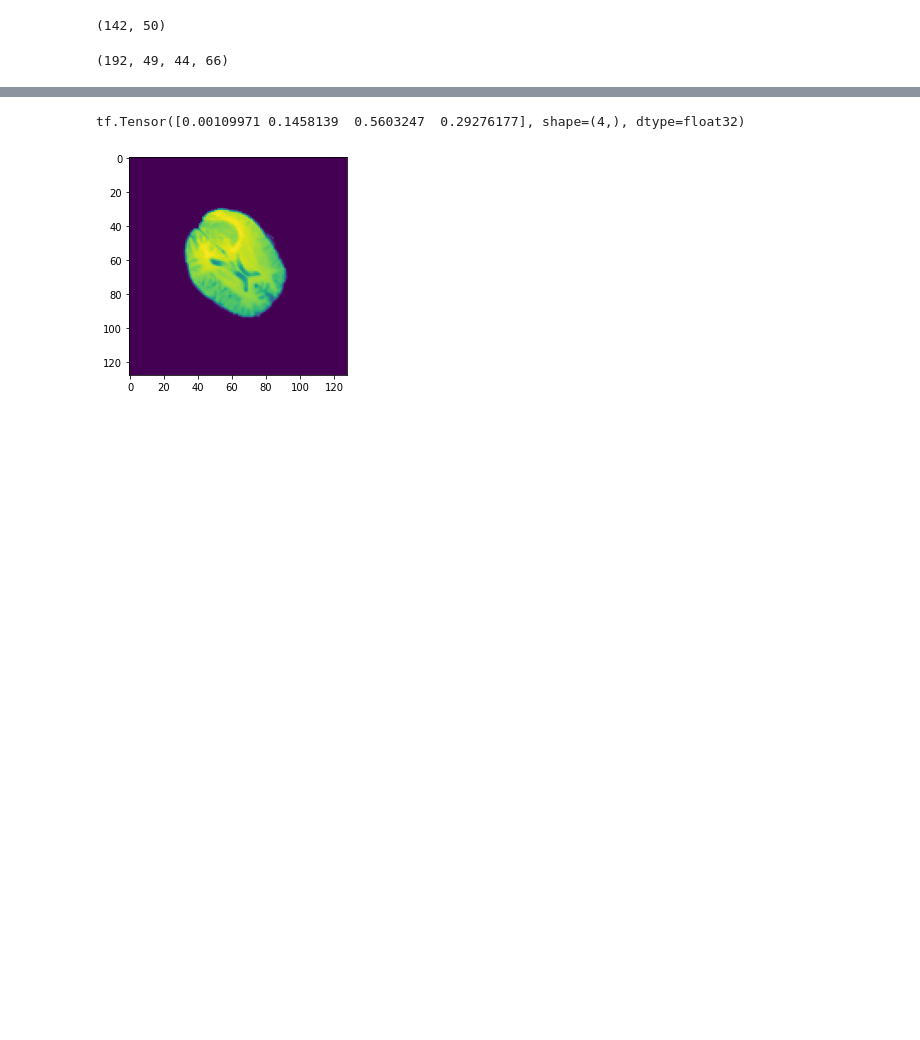
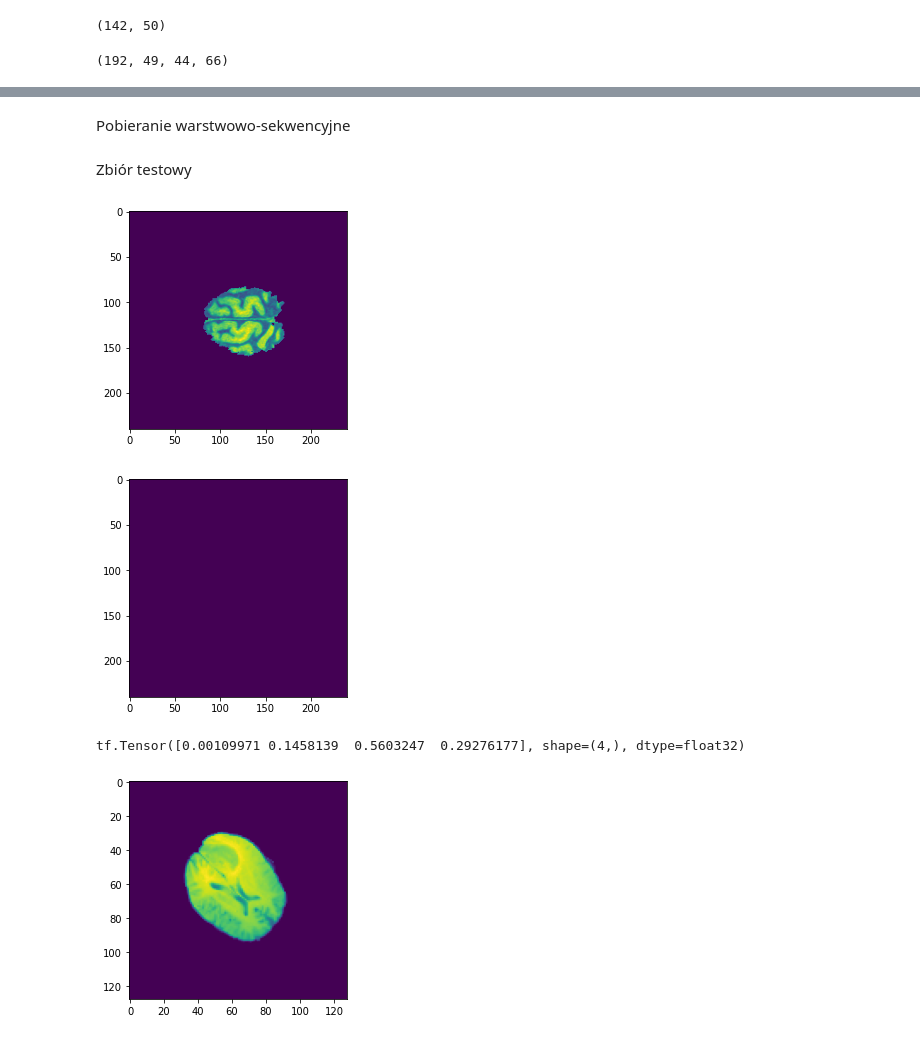
Before and after one commit to JakubSzczepanowski/BrainTumorSegmentation, a Jupyter notebook: main.ipynb, the cells around one changed output, grey strips where cells are left out. Drawn from its saved outputs; the diff is of its cells as text; code cells hidden in the pictures; blank space fills up the shorter version.

```diff
--- a/main.ipynb
+++ b/main.ipynb
@@ -60,3 +77,59 @@ val_dataset = tf.data.Dataset.from_generator(dataloader.build_data_generator, ou
+# %%
+for elem in train_dataset.take(1):
+    for i in range(0, BATCH_SIZE, 2):
+        plt.imshow(elem[0][i, :, :, 0])
+        plt.show()
+        plt.imshow(elem[1][i, :, :, 1])
+        plt.show()
+# %% [markdown]
+Pobieranie warstwowo-sekwencyjne
+# %%
+train_dataset = tf.data.Dataset.from_generator(dataloader.build_data_generator, output_signature=(
+    tf.TensorSpec(shape=(BATCH_SIZE, dataloader.IMAGE_SIZE, dataloader.IMAGE_SIZE, dataloader.CHANNELS), dtype=X_DTYPE),
+    tf.TensorSpec(shape=(BATCH_SIZE, dataloader.IMAGE_SIZE, dataloader.IMAGE_SIZE, NUM_CLASSES), dtype=Y_DTYPE)
+), args=[train_brains, MAX_VALUE, BATCH_SIZE, BRAIN_SLICES, False, False, False, 22, hgg_train_size, lgg_train_size])
+# %%
+for elem in train_dataset.take(1):
+    for i in range(BATCH_SIZE):
+        plt.imshow(elem[0][i, :, :, 0])
+        plt.show()
+        plt.imshow(elem[1][i, :, :, 1])
+        plt.show()
+# %% [markdown]
+Zbiór testowy
+# %%
+import nibabel as nib
+import cv2
+
+for path in test_brains:
+    path = dataloader.extend_path_from_last_part(path)
+    t1 = nib.load(f'{path}_t1.nii').get_fdata(dtype=X_DTYPE)
+    t1ce = nib.load(f'{path}_t1ce.nii').get_fdata(dtype=X_DTYPE)
+    t2 = nib.load(f'{path}_t2.nii').get_fdata(dtype=X_DTYPE)
+    flair = nib.load(f'{path}_flair.nii').get_fdata(dtype=X_DTYPE)
+    seg = nib.load(f'{path}_seg.nii').get_fdata(dtype=X_DTYPE)
+    batch_X = np.zeros((dataloader.BRAIN_FRAMES, dataloader.IMAGE_SIZE, dataloader.IMAGE_SIZE, dataloader.CHANNELS), dtype=X_DTYPE)
+    batch_Y = np.zeros((dataloader.BRAIN_FRAMES, dataloader.IMAGE_SIZE, dataloader.IMAGE_SIZE), dtype=Y_DTYPE)
+
+    for i in range(dataloader.BRAIN_FRAMES):
+        batch_X[i, :, :, 0] = cv2.resize(t1[:, :, i], (dataloader.IMAGE_SIZE, dataloader.IMAGE_SIZE))
+        batch_X[i, :, :, 1] = cv2.resize(t1ce[:, :, i], (dataloader.IMAGE_SIZE, dataloader.IMAGE_SIZE))
+        batch_X[i, :, :, 2] = cv2.resize(t2[:, :, i], (dataloader.IMAGE_SIZE, dataloader.IMAGE_SIZE))
+        batch_X[i, :, :, 3] = cv2.resize(flair[:, :, i], (dataloader.IMAGE_SIZE, dataloader.IMAGE_SIZE))
+        y_map = dataloader.DataGenerator._map_labels(seg[:, :, i])
+
+        batch_Y[i, :, :] = cv2.resize(y_map, (dataloader.IMAGE_SIZE, dataloader.IMAGE_SIZE))
+
+    batch_Y = tf.one_hot(batch_Y, 4, dtype=Y_DTYPE)
+
+    plt.imshow(batch_X[0, :, :, 0])
+    plt.show()
+    plt.imshow(batch_Y[0, :, :, 1])
+    plt.show()
+    break
+# %% [output]
+[figure, added]
+[figure, added]
 # %%
 train_dataset = train_dataset.repeat().prefetch(tf.data.AUTOTUNE)
 # %%
```
Also changed, not shown: parts of 14 cells of this notebook, 3 other files.
